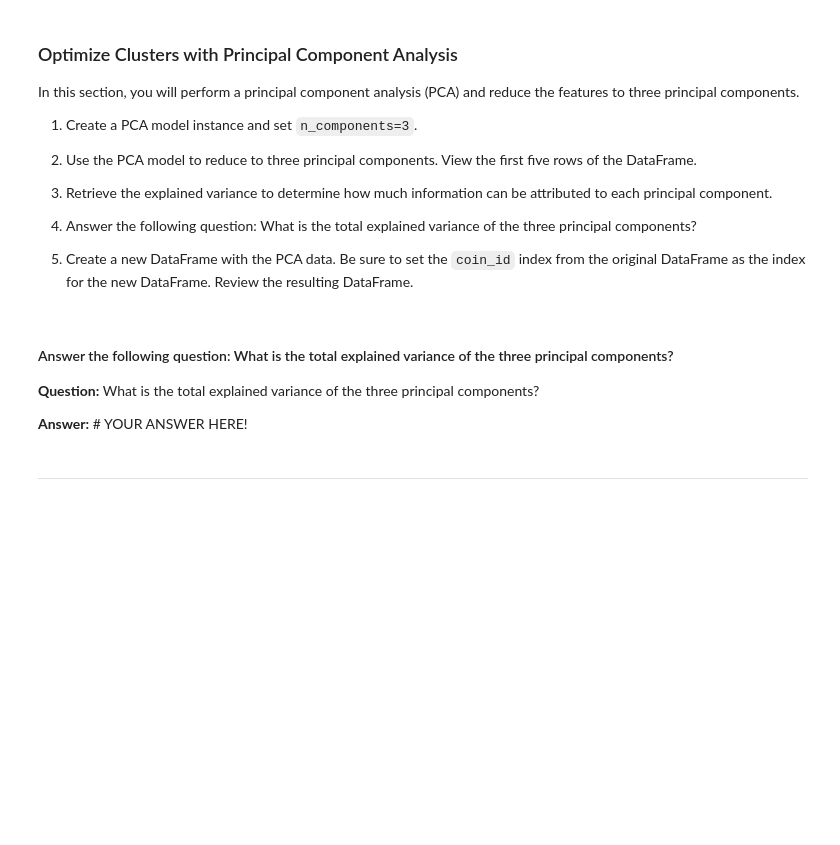
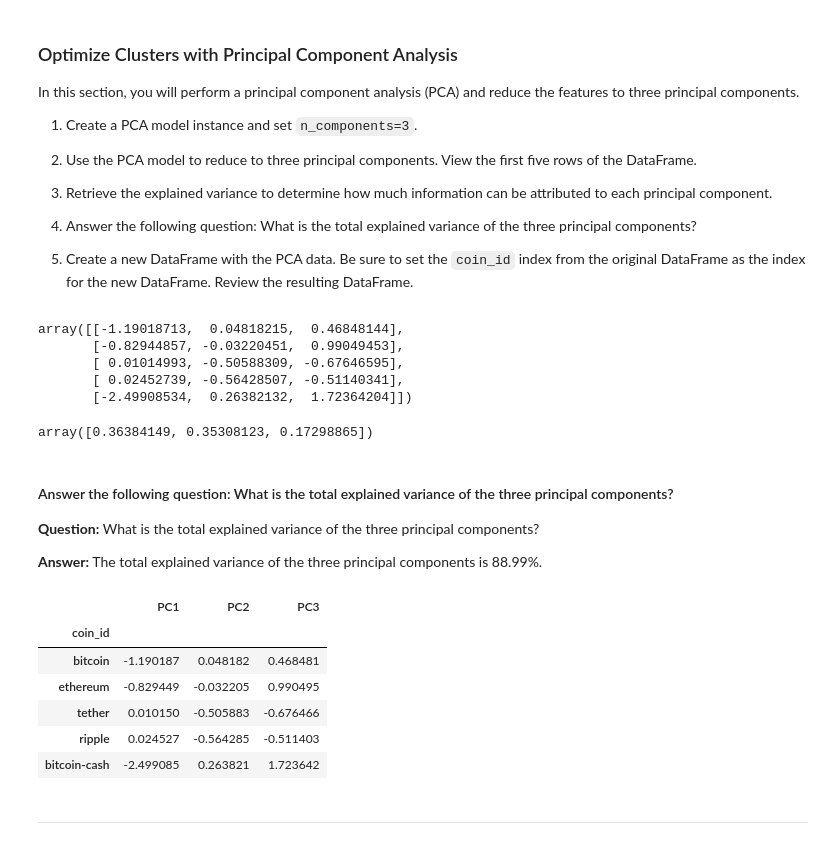
Before and after one commit to VladislavGlupak/Crypto-Clustering, a Jupyter notebook: crypto_investments.ipynb, the cells around one changed output. Saved outputs shown, nothing was run; the diff lists cells and outputs as text; code cells hidden in the pictures; blank space fills up the shorter version.

```diff
--- a/crypto_investments.ipynb
+++ b/crypto_investments.ipynb
@@ -185,39 +260,65 @@ In this section, you will perform a principal component analysis (PCA) and reduc
 5. Create a new DataFrame with the PCA data. Be sure to set the `coin_id` index from the original DataFrame as the index for the new DataFrame. Review the resulting DataFrame.
 # %%
 # Create a PCA model instance and set `n_components=3`.
-# YOUR CODE HERE!
+
+pca = PCA(n_components=3)
 # %%
 # Use the PCA model with `fit_transform` to reduce to
 # three principal components.
-# YOUR CODE HERE!
+
+market_pca_data = pca.fit_transform(df_market_data_predictions)
 
 # View the first five rows of the DataFrame.
-# YOUR CODE HERE!
+
+market_pca_data[:5]
+# %% [output]
+array([[-1.19018713,  0.04818215,  0.46848144],
+       [-0.82944857, -0.03220451,  0.99049453],
+       [ 0.01014993, -0.50588309, -0.67646595],
+       [ 0.02452739, -0.56428507, -0.51140341],
+       [-2.49908534,  0.26382132,  1.72364204]])
 # %%
 # Retrieve the explained variance to determine how much information
 # can be attributed to each principal component.
-# YOUR CODE HERE!
+
+pca.explained_variance_ratio_
+# %% [output]
+array([0.36384149, 0.35308123, 0.17298865])
 # %% [markdown]
 #### Answer the following question: What is the total explained variance of the three principal components?
 
 **Question:** What is the total explained variance of the three principal components?
 
-**Answer:** # YOUR ANSWER HERE!
+**Answer:** The total explained variance of the three principal components is 88.99%.
 # %%
 # Create a new DataFrame with the PCA data.
 # Note: The code for this step is provided for you
 
 # Creating a DataFrame with the PCA data
-# YOUR CODE HERE!
+
+df_market_pca_data = pd.DataFrame(
+    market_pca_data,
+    columns=["PC1", "PC2", "PC3"])
 
 # Copy the crypto names from the original data
-# YOUR CODE HERE!
+
+df_market_pca_data["coin_id"] = df_market_data.index
 
 # Set the coinid column as index
-# YOUR CODE HERE!
+
+df_market_pca_data = df_market_pca_data.set_index("coin_id")
 
 # Display sample data
-# YOUR CODE HERE!
+
+df_market_pca_data.head()
+# %% [output]
+|  | PC1 | PC2 | PC3 |
+| coin_id |  |  |  |
+| bitcoin | -1.190187 | 0.048182 | 0.468481 |
+| ethereum | -0.829449 | -0.032205 | 0.990495 |
+| tether | 0.010150 | -0.505883 | -0.676466 |
+| ripple | 0.024527 | -0.564285 | -0.511403 |
+| bitcoin-cash | -2.499085 | 0.263821 | 1.723642 |
 # %% [markdown]
 ---
 # %% [markdown]
```
Also changed, not shown: parts of 31 cells of this notebook.
